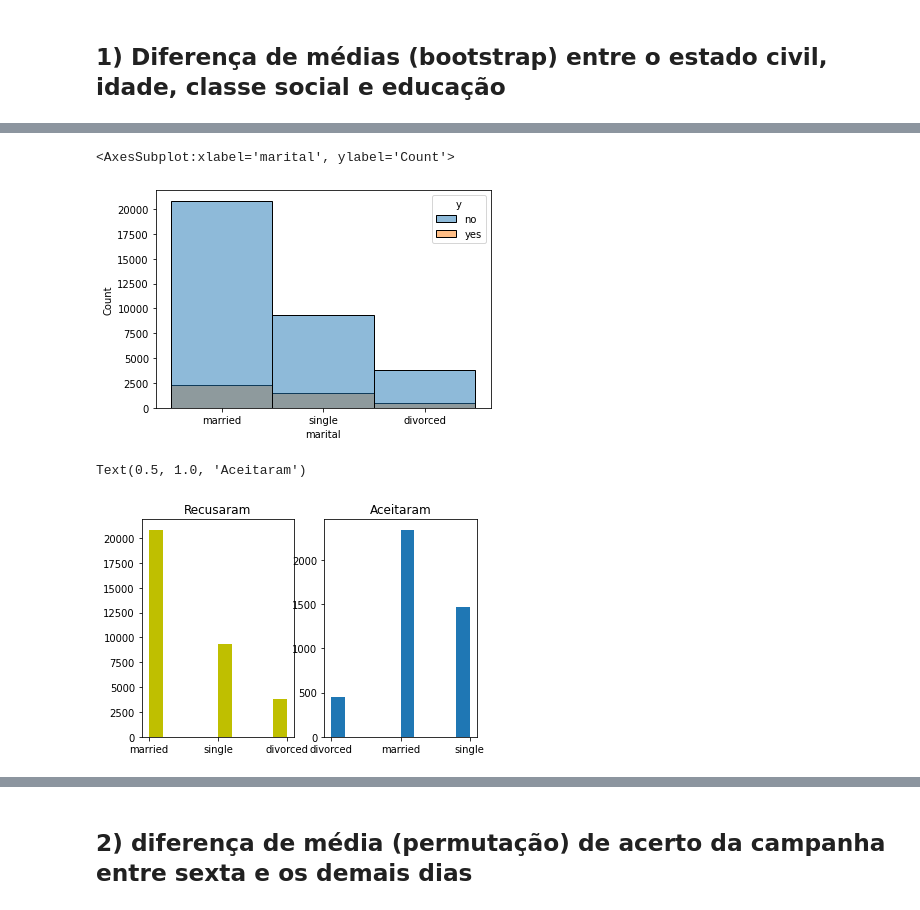
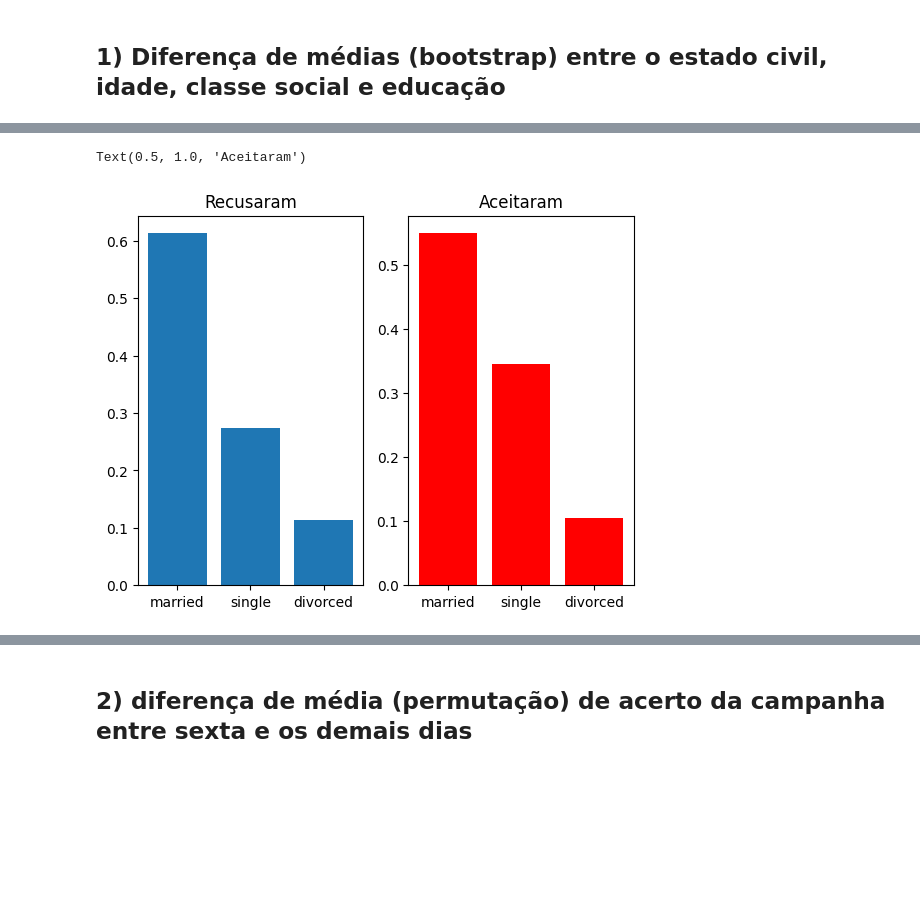
Before and after one commit to bruno-marcelino10/projeto-icd-ufmg, a Jupyter notebook: notebook/EDA.ipynb, the cells around one changed output, grey strips where cells are left out. Saved outputs shown, nothing was run; the diff lists cells and outputs as text; code cells hidden in the pictures; blank space fills up the shorter version.

Commit message:
Colunas traduzidas ,grhist estado_civil agora é percentual

```diff
--- a/notebook/EDA.ipynb
+++ b/notebook/EDA.ipynb
@@ -109,7 +129,7 @@ Além disso, os valores faltantes da coluna "pdays" foram imputados com "999".
 # %%
 df = dados.copy()
 df = df.apply(lambda x: x.replace('unknown', np.nan))
-df["pdays"] = df["pdays"].replace(999, np.nan)
+df["dias_ultimo_contato"] = df["dias_ultimo_contato"].replace(999, np.nan)
 # %%
 df.info() #
 # %% [output]
@@ -148,18 +168,18 @@ As colunas que contém +5% de NA's em relação à quantidade total de observaç
 
 Já as outras colunas contém uma baixa quantidade de dados faltantes, por isso é razoável remover todas as linhas que contenham ao menos um dado faltante.
 # %%
-tmp = df[["pdays","y"]]
+tmp = df[["dias_ultimo_contato","resultado"]]
 tmp = tmp.apply(lambda x: x.replace('no', 0))
 tmp = tmp.apply(lambda x: x.replace('yes', 1))
 
-print("correlação pdays-y:", tmp.corr()["y"][0].round(2))
+print("correlação dias_ultimo_contato-resultado:", tmp.corr()["resultado"][0].round(2))
 
-tmp = df[["default","y"]]
+tmp = df[["inadimplencia","resultado"]]
 tmp = tmp.apply(lambda x: x.replace('no', 0))
 tmp = tmp.apply(lambda x: x.replace('yes', 1))
 
-print("correlação default-y:", tmp.corr()["y"][0].round(2))
+print("correlação inadimplencia-resultado:", tmp.corr()["resultado"][0].round(2))
 
-df.drop(["default", "pdays"], axis=1, inplace=True) # apaga as colunas
+df.drop(["inadimplencia", "dias_ultimo_contato"], axis=1, inplace=True) # apaga as colunas
 df.dropna(inplace=True) # apaga os NA's das linhas restantes
 # %% [output]
@@ -223,20 +243,19 @@ tmp.head()
-# %%
-sns.histplot(tmp, x="marital", hue="y")
-# %% [output]
-<AxesSubplot:xlabel='marital', ylabel='Count'>
-[figure, removed]
 # %%
-tmp1 = df[df["y"] == 'no']["marital"]
-tmp2 = df[df["y"] == 'yes']["marital"]
-
+tmp1 = df[df["resultado"] == 'no']["estado_civil"]
+tmp2 = df[df["resultado"] == 'yes']["estado_civil"]
+tmp1 = tmp1.value_counts()
+tmp2 = tmp2.value_counts()
+ind = tmp1.index.tolist()
+tmp1 = tmp1/tmp1.sum()
+tmp2 = tmp2/tmp2.sum()
 fig, (ax1, ax2) = plt.subplots(1, 2)
-ax1.hist(tmp1, color="y")
+ax1.bar(ind,tmp1)
 ax1.set_title('Recusaram')
-ax2.hist(tmp2)
+ax2.bar(ind, tmp2, color='r')
 ax2.set_title('Aceitaram')
 # %% [output]
 Text(0.5, 1.0, 'Aceitaram')
-[figure, old version]
+[figure, new version]
 # %%
 def bootstrap_diff_mean(vet_1, vet_2, n=1000):
     size1, size2 = len(vet_1), len(vet_2)
```
Also changed, not shown: parts of 13 cells of this notebook.
